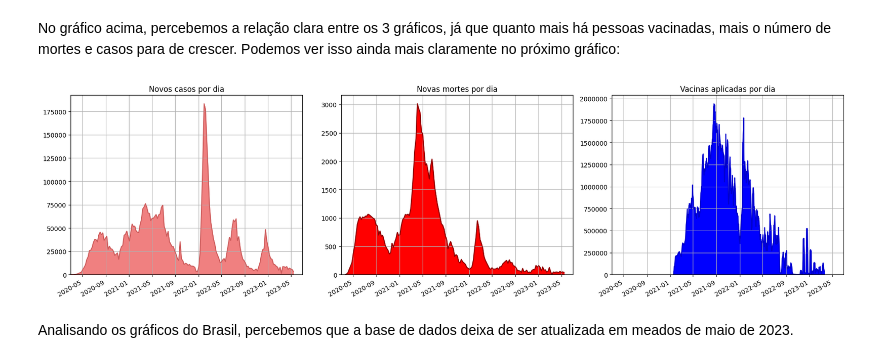
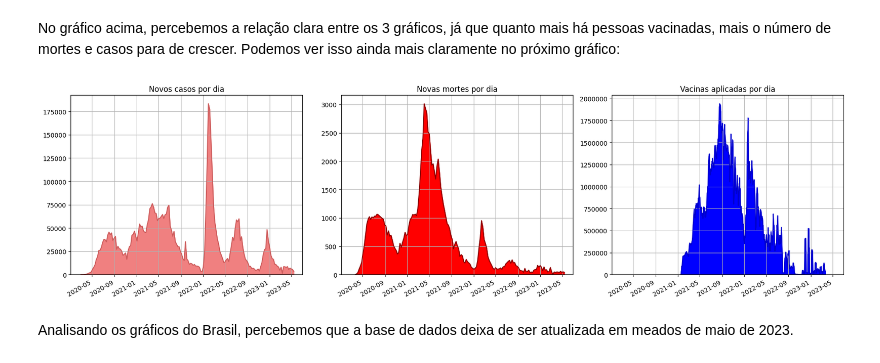
Before and after one commit to gustavonaumann/Data_Science, a Jupyter notebook: Projeto_Panorama_do_COVID_19_em_2024.ipynb, the cells around one changed output. Drawn from its saved outputs; the diff is of its cells as text; code cells hidden in the pictures.

```diff
--- a/Projeto_Panorama_do_COVID_19_em_2024.ipynb
+++ b/Projeto_Panorama_do_COVID_19_em_2024.ipynb
@@ -515,7 +515,7 @@ plt.tight_layout()
 # %% [markdown]
 No gráfico acima, percebemos a relação clara entre os 3 gráficos, já que quanto mais há pessoas vacinadas, mais o número de mortes e casos para de crescer. Podemos ver isso ainda mais claramente no próximo gráfico:
 # %%
-# plotar gráfico de linha para mostrar a progressão da doença
+# plotar gráfico de linha
 
 fig, (ax1, ax2, ax3) = plt.subplots(figsize=(18,5), ncols=3)
 
@@ -542,36 +542,36 @@ date_vacc_bra = df_brazil.date.reset_index(drop=True)
 
 ax1.plot(date_case_bra, new_case_bra, c='indianred')
 ax1.set_title('Novos casos por dia')
-ax1.set_xlim([datetime.date(2020, 3, 1), datetime.date(2023, 6, 30)])
+ax1.set_xlim([date_vacc_bra.min(), datetime.date(2023, 6, 30)])
 ax1.set_ylim(0)
 ax1.grid()
 ax1.fill_between(date_case_bra, new_case_bra, color='lightcoral')
 
 ax2.plot(date_death_bra, new_death_bra, c='darkred')
 ax2.set_title('Novas mortes por dia')
-ax2.set_xlim([datetime.date(2020, 3, 1), datetime.date(2023, 6, 30)])
+ax2.set_xlim([date_vacc_bra.min(), datetime.date(2023, 6, 30)])
 ax2.set_ylim(0)
 ax2.grid()
 ax2.fill_between(date_death_bra, new_death_bra, color='red')
 
 ax3.plot(date_vacc_bra, new_vacc_bra, c='mediumblue')
 ax3.set_title('Vacinas aplicadas por dia')
-ax3.set_xlim([datetime.date(2020, 3, 1), datetime.date(2023, 6, 30)])
+ax3.set_xlim([date_vacc_bra.min(), datetime.date(2023, 6, 30)])
 ax3.set_ylim(0)
 ax3.grid()
 ax3.fill_between(date_vacc_bra, new_vacc_bra, color='blue')
 
 
 plt.gcf().axes[0].yaxis.get_major_formatter().set_scientific(False)
 plt.gcf().axes[1].yaxis.get_major_formatter().set_scientific(False)
 plt.gcf().axes[2].yaxis.get_major_formatter().set_scientific(False)
 
 
 plt.gcf().autofmt_xdate()
 
 
 plt.tight_layout()
 # %% [output]
-[figure, old version]
+[figure, new version]
 # %% [markdown]
 Analisando os gráficos do Brasil, percebemos que a base de dados deixa de ser atualizada em meados de maio de 2023.
```
Also changed, not shown: parts of 4 cells of this notebook.
